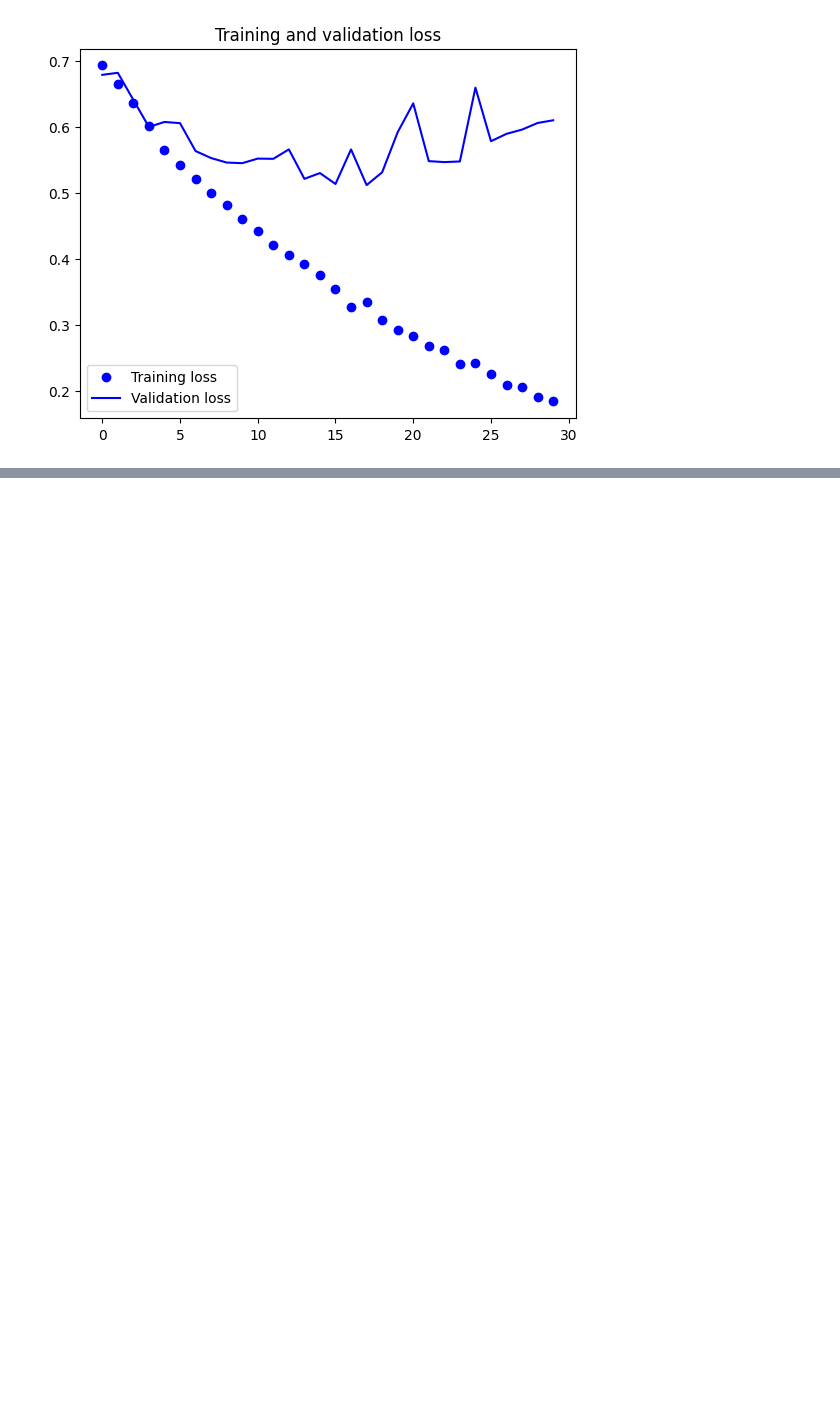
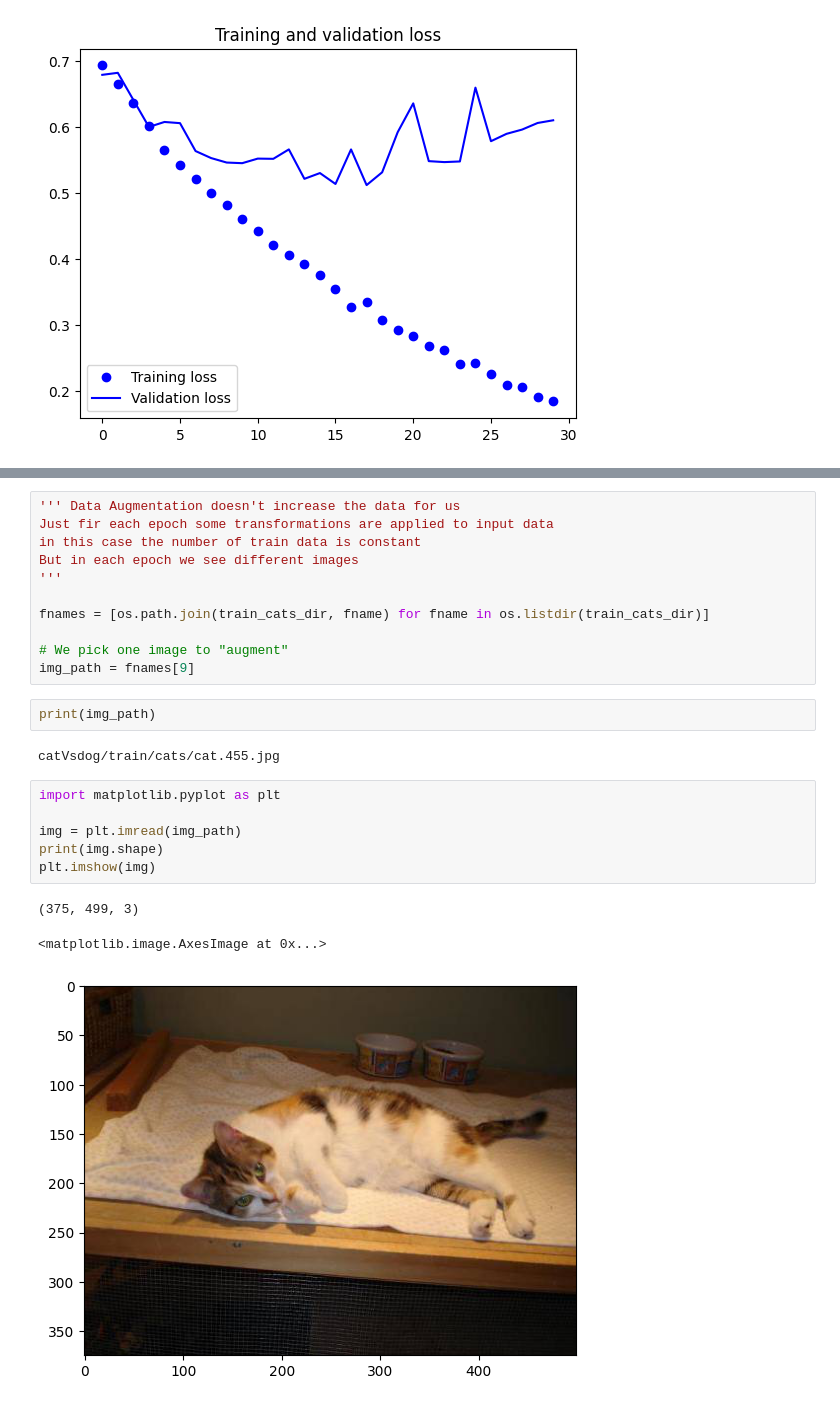
Before and after one commit to z-arabi/SRU-deeplearning-workshop, a Jupyter notebook: 07_CNN-cat_Vs_dog.ipynb, the cells around one changed output, grey strips where cells are left out. Drawn from its saved outputs; the diff is of its cells as text; blank space fills up the shorter version.

```diff
--- a/07_CNN-cat_Vs_dog.ipynb
+++ b/07_CNN-cat_Vs_dog.ipynb
@@ -597,0 +624,25 @@ plt.show()
+# %%
+''' Data Augmentation doesn't increase the data for us
+Just fir each epoch some transformations are applied to input data
+in this case the number of train data is constant
+But in each epoch we see different images
+'''
+
+fnames = [os.path.join(train_cats_dir, fname) for fname in os.listdir(train_cats_dir)]
+
+# We pick one image to "augment"
+img_path = fnames[9]
+# %%
+print(img_path)
+# %% [output]
+catVsdog/train/cats/cat.455.jpg
+# %%
+import matplotlib.pyplot as plt
+
+img = plt.imread(img_path)
+print(img.shape)
+plt.imshow(img)
+# %% [output]
+(375, 499, 3)
+<matplotlib.image.AxesImage at 0x...>
+[figure, added]
```
Also changed, not shown: parts of 27 cells of this notebook.
